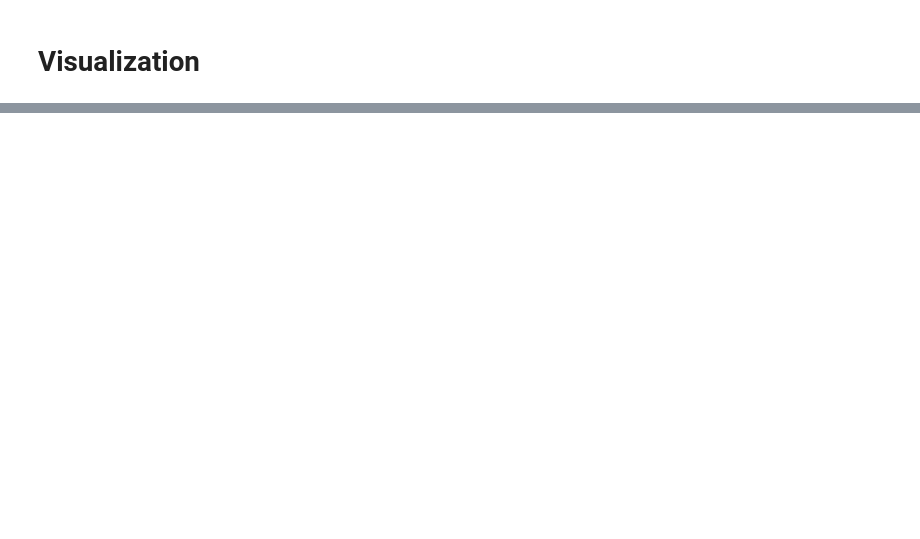
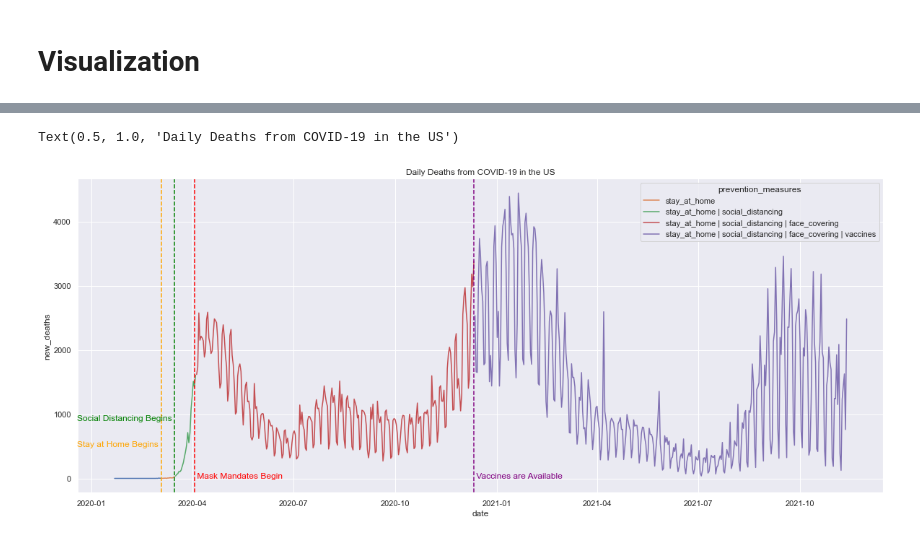
Before and after one commit to simrankota/comp4447_finalproject, a Jupyter notebook: final_project.ipynb, the cells around one changed output, grey strips where cells are left out. Cells and saved outputs as stored; diff of their text form; code cells hidden in the pictures; blank space fills up the shorter version.

```diff
--- a/final_project.ipynb
+++ b/final_project.ipynb
@@ -227,0 +307,15 @@ us_data[['stay_at_home', 'social_distancing', 'face_covering', 'vaccines', 'prev
+# %%
+sns.set(rc={'figure.figsize':(20,8)})
+sns.lineplot(x='date', y='new_deaths', hue='prevention_measures', data=us_data)
+plt.axvline(x=pd.to_datetime('2020-03-04'), color='orange', linestyle='--')
+plt.annotate('Stay at Home Begins ', (pd.to_datetime('2020-03-04'), 500), ha='right', color='orange')
+plt.axvline(x=pd.to_datetime('2020-03-16'), color='green', linestyle='--')
+plt.annotate('Social Distancing Begins ', (pd.to_datetime('2020-03-16'), 900), ha='right', color='green')
+plt.axvline(x=pd.to_datetime('2020-04-03'), color='red', linestyle='--')
+plt.annotate(' Mask Mandates Begin', (pd.to_datetime('2020-04-03'), 0), color='red')
+plt.axvline(x=pd.to_datetime('2020-12-11'), color='purple', linestyle='--')
+plt.annotate(' Vaccines are Available', (pd.to_datetime('2020-12-11'), 0), color='purple')
+plt.title("Daily Deaths from COVID-19 in the US")
+# %% [output]
+Text(0.5, 1.0, 'Daily Deaths from COVID-19 in the US')
+[figure, added]
```
Also changed, not shown: parts of 31 cells of this notebook.
